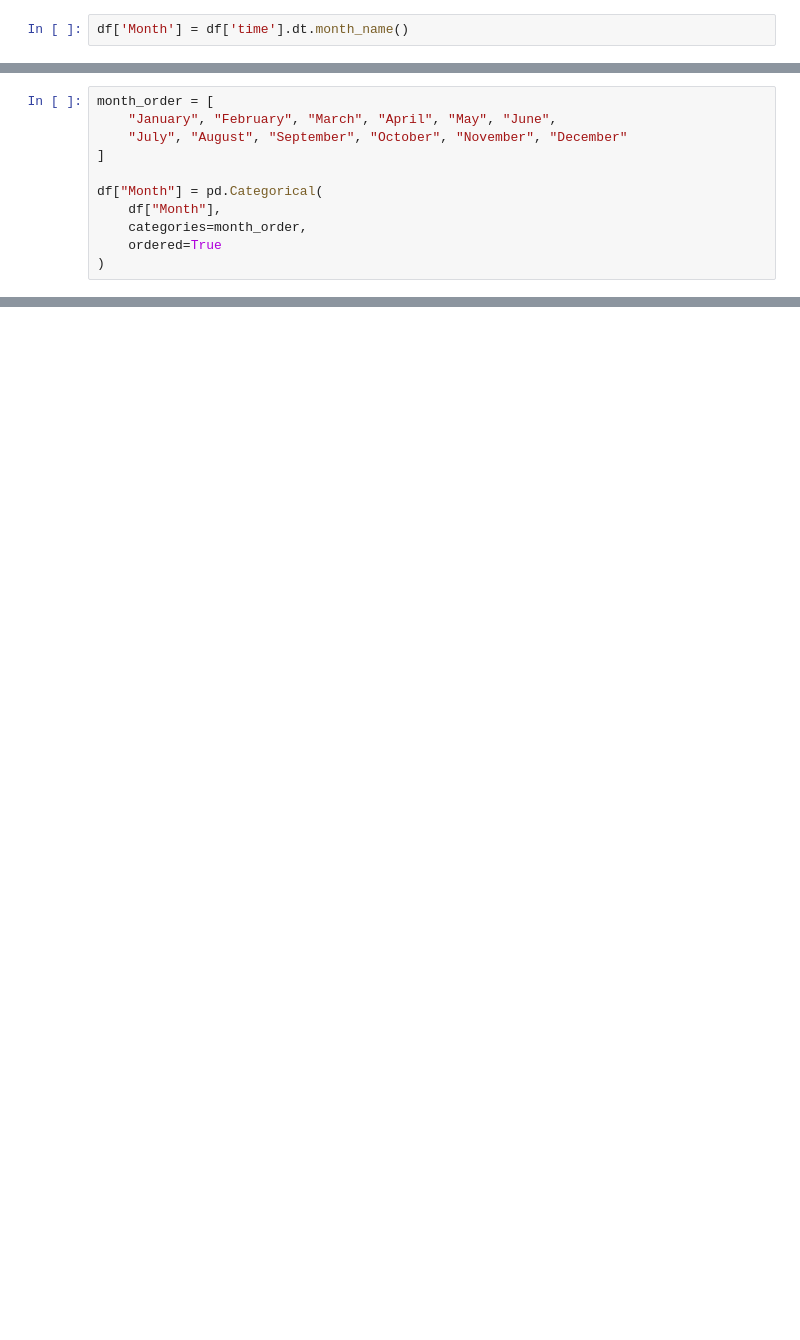
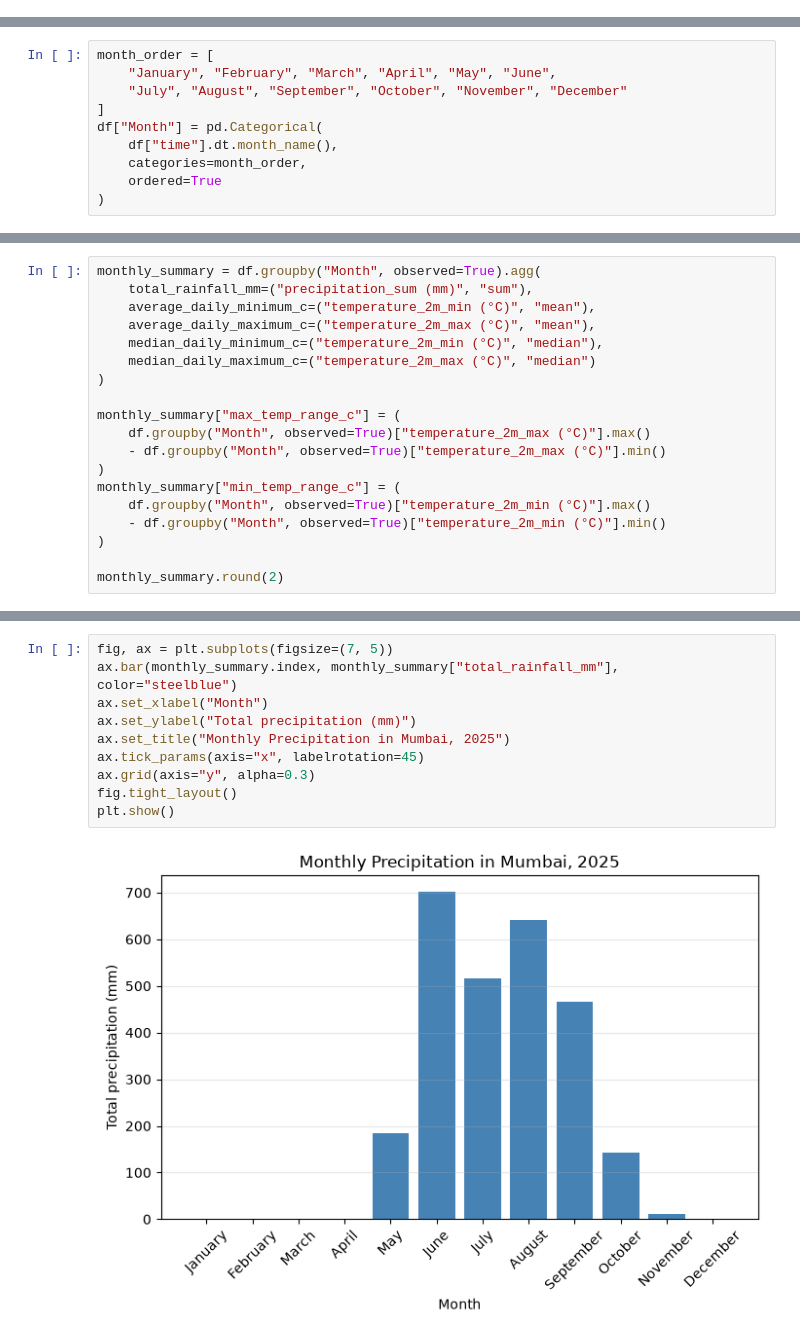
Before and after one commit to Anshpreet-Singh005/Weather-Snapshot-Mumbai, a Jupyter notebook: main.ipynb, the cells around one changed output, grey strips where cells are left out. Drawn from its saved outputs; the diff is of its cells as text; blank space fills up the shorter version.

Commit message:
Complete Mumbai weather snapshot notebook

```diff
--- a/main.ipynb
+++ b/main.ipynb
@@ -87,2 +78,0 @@ dtype: object
-# %%
-df['Month'] = df['time'].dt.month_name()
@@ -91,9 +85,8 @@ month_order = [
     "January", "February", "March", "April", "May", "June",
     "July", "August", "September", "October", "November", "December"
 ]
-
 df["Month"] = pd.Categorical(
-    df["Month"],
+    df["time"].dt.month_name(),
     categories=month_order,
     ordered=True
 )
@@ -138,0 +97,19 @@ monthly_summary
+# %%
+monthly_summary = df.groupby("Month", observed=True).agg(
+    total_rainfall_mm=("precipitation_sum (mm)", "sum"),
+    average_daily_minimum_c=("temperature_2m_min (°C)", "mean"),
+    average_daily_maximum_c=("temperature_2m_max (°C)", "mean"),
+    median_daily_minimum_c=("temperature_2m_min (°C)", "median"),
+    median_daily_maximum_c=("temperature_2m_max (°C)", "median")
+)
+
+monthly_summary["max_temp_range_c"] = (
+    df.groupby("Month", observed=True)["temperature_2m_max (°C)"].max()
+    - df.groupby("Month", observed=True)["temperature_2m_max (°C)"].min()
+)
+monthly_summary["min_temp_range_c"] = (
+    df.groupby("Month", observed=True)["temperature_2m_min (°C)"].max()
+    - df.groupby("Month", observed=True)["temperature_2m_min (°C)"].min()
+)
+
+monthly_summary.round(2)
@@ -138,0 +135,12 @@ monthly_summary
+# %%
+fig, ax = plt.subplots(figsize=(7, 5))
+ax.bar(monthly_summary.index, monthly_summary["total_rainfall_mm"], color="steelblue")
+ax.set_xlabel("Month")
+ax.set_ylabel("Total precipitation (mm)")
+ax.set_title("Monthly Precipitation in Mumbai, 2025")
+ax.tick_params(axis="x", labelrotation=45)
+ax.grid(axis="y", alpha=0.3)
+fig.tight_layout()
+plt.show()
+# %% [output]
+[figure, added]
```
Also changed, not shown: parts of 30 cells of this notebook.
